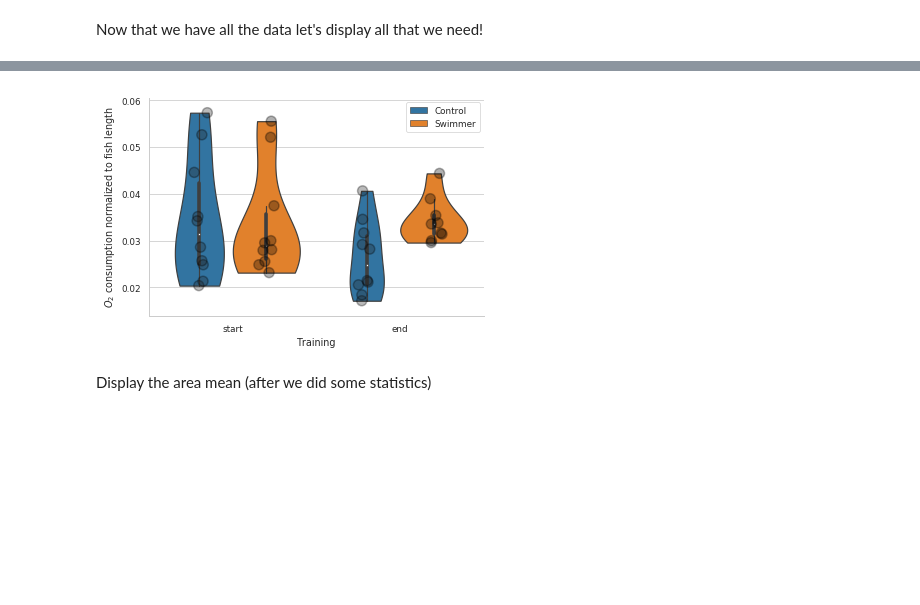
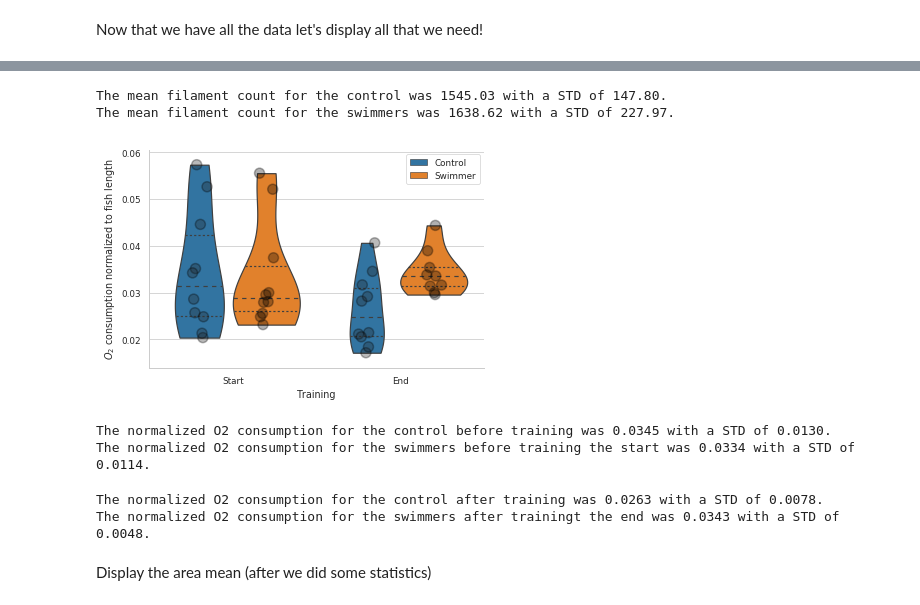
Before and after one commit to habi/Zebra-Fish-Gills, a Jupyter notebook: Gills-Analysis.ipynb, the cells around one changed output, grey strips where cells are left out. Cells and saved outputs as stored; diff of their text form; code cells hidden in the pictures; blank space fills up the shorter version.

```diff
--- a/Gills-Analysis.ipynb
+++ b/Gills-Analysis.ipynb
@@ -156,10 +156,3 @@ Data['PixelSize'] = [get_pixelsize(logfile) for logfile in Data.LogFile]
 Data['VoxelVolume'] = [ps ** 3 *1e-9 for ps in Data.PixelSize]
 # %% [markdown]
 Load the other data (XLS files from Matthias).
-# %%
-# Load the fish length data
-# We read the xls-sheet I got from Matthias in which I copied the relevant data to a new sheet
-lengthfile = glob.glob(os.path.join('XLS*', 'G*.xlsx'))[0]
-xl = pandas.ExcelFile(lengthfile)
-length = xl.parse("size_after")
-Data['Length'] = pandas.concat([length.Control, length.Swimmers], ignore_index=True)
@@ -1229,3 +1295,11 @@ Mean_Gill_Ratio
+# %%
+print('The mean filament count for the control was %0.2f with a STD of %0.2f.' % (Filament_Length['Control'].mean(),
+                                                                                  Filament_Length['Control'].std()))
+print('The mean filament count for the swimmers was %0.2f with a STD of %0.2f.' % (Filament_Length['Swimmer'].mean(),
+                                                                                   Filament_Length['Swimmer'].std()))
+# %% [output]
+The mean filament count for the control was 1545.03 with a STD of 147.80.
+The mean filament count for the swimmers was 1638.62 with a STD of 227.97.
 # %%
 # # Display the respirometry data
 # # Boxplot O2 normalized at start
@@ -1284,31 +1358,50 @@ Data['O2 consumption end normalized'][numpy.isnan(Data['O2 consumption end norma
 respirometry = pandas.concat([Data[['Sample', 'Experiment', 'O2 consumption start normalized']],
                               Data[['Sample', 'Experiment', 'O2 consumption end normalized']]])
 # Let's put NaN back
-Data['O2 consumption end normalized'][numpy.isnan(Data['O2 consumption end normalized'])] = numpy.nan
+Data['O2 consumption end normalized'][Data['O2 consumption end normalized'] == 9999] = numpy.nan
 # Merge, based on https://stackoverflow.com/a/10972557/323100
 respirometry['o2'] = pandas.concat([respirometry['O2 consumption start normalized'].dropna(),
                                     respirometry['O2 consumption end normalized'].dropna()]).reindex_like(respirometry)
 # Make us an experiment state, so we can 'hue' on this
-respirometry['Training'] = ['start' if o>0 else 'end' for o in respirometry['O2 consumption start normalized']]
-# Drop uneeded colums
+respirometry['Training'] = ['Start' if o>0 else 'End' for o in respirometry['O2 consumption start normalized']]
+# Drop colums which we don't need
 respirometry.drop(['O2 consumption end normalized',
                    'O2 consumption start normalized'], axis=1, inplace=True)
-respirometry['o2'][respirometry['o2']==9999] = numpy.nan
+respirometry['o2'][respirometry['o2'] == 9999] = numpy.nan
 # %%
 # Display respirometry data
-seaborn.violinplot(data=respirometry, hue='Experiment', y='o2', x='Training', cut=0)
+seaborn.violinplot(data=respirometry, hue='Experiment', y='o2', x='Training', cut=0, inner='quartiles')
 seaborn.stripplot(data=respirometry, hue='Experiment', y='o2', x='Training',
                   dodge=True, s=10, linewidth=1.5,
                   color='k', alpha=0.309)
 handles, labels = plt.gca().get_legend_handles_labels()
 plt.legend(handles[:len(handles) // 2], labels[:len(labels) // 2])
 plt.ylabel('$O_{2}$ consumption normalized to fish length')
-# plt.title(('$O_{2}$ consumption'))
 seaborn.despine()
 plt.savefig(os.path.join(OutPutDir, 'O2_normalized.png'))
 plt.show()
 # %% [output]
-[figure, old version]
+[figure, new version]
+# %%
+print('The normalized O2 consumption for the control before '
+      'training was %0.4f with a STD of %0.4f.' % (Data[Data.Experiment == 'Control']['O2 consumption start normalized'].mean(),
+                                                   Data[Data.Experiment == 'Control']['O2 consumption start normalized'].std()))
+print('The normalized O2 consumption for the swimmers before '
+      'training was %0.4f with a STD of %0.4f.' % (Data[Data.Experiment == 'Swimmer']['O2 consumption start normalized'].mean(),
+                                                   Data[Data.Experiment == 'Swimmer']['O2 consumption start normalized'].std()))
+# %% [output]
+The normalized O2 consumption for the control before training was 0.0345 with a STD of 0.0130.
+The normalized O2 consumption for the swimmers before training the start was 0.0334 with a STD of 0.0114.
+# %%
+print('The normalized O2 consumption for the control after '
+      'training was %0.4f with a STD of %0.4f.' % (Data[Data.Experiment == 'Control']['O2 consumption end normalized'].mean(),
+                                                   Data[Data.Experiment == 'Control']['O2 consumption end normalized'].std()))
+print('The normalized O2 consumption for the swimmers after '
+      'training was %0.4f with a STD of %0.4f.' % (Data[Data.Experiment == 'Swimmer']['O2 consumption end normalized'].mean(),
+                                                   Data[Data.Experiment == 'Swimmer']['O2 consumption end normalized'].std()))
+# %% [output]
+The normalized O2 consumption for the control after training was 0.0263 with a STD of 0.0078.
+The normalized O2 consumption for the swimmers after trainingt the end was 0.0343 with a STD of 0.0048.
 # %% [markdown]
 Display the area mean (after we did some statistics)
 # %%
```
Also changed, not shown: parts of 21 cells of this notebook.
